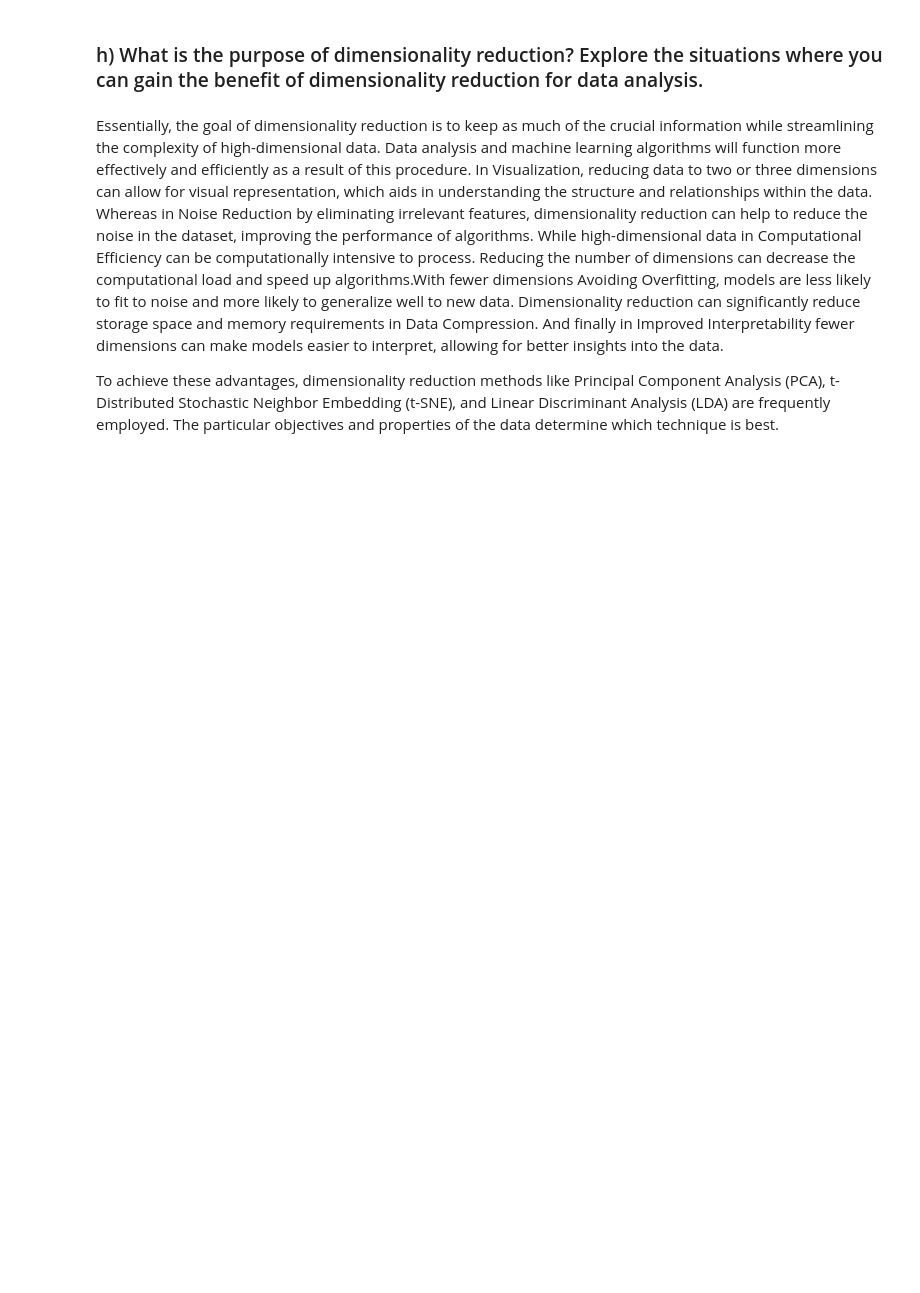
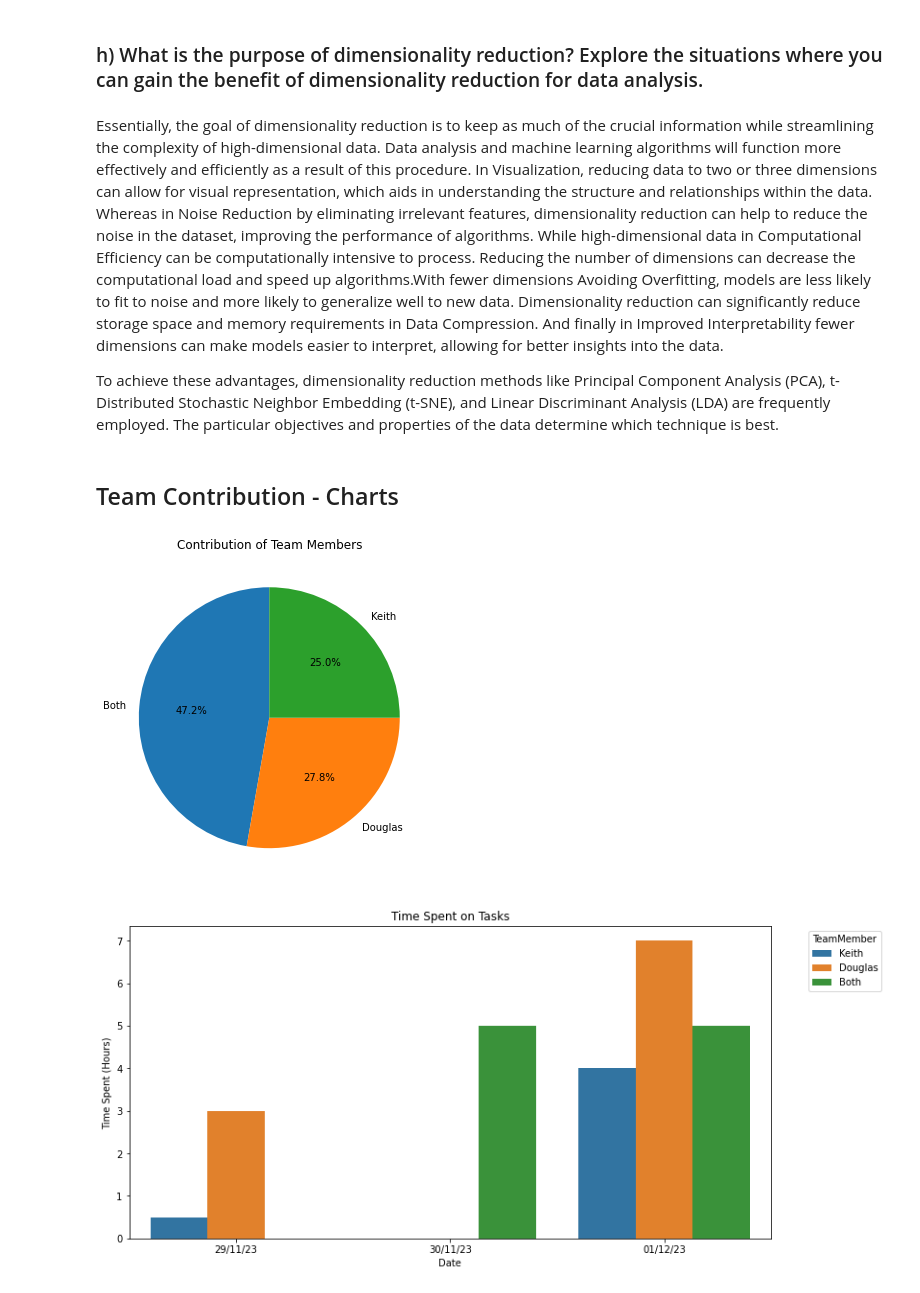
Before and after one commit to cctdoug/Data-Exploration-Prep-CA1, a Jupyter notebook: PAIR_CA1_Data_Exploration.ipynb, the cells around one changed output. Cells and saved outputs as stored; diff of their text form; code cells hidden in the pictures; blank space fills up the shorter version.

```diff
--- a/PAIR_CA1_Data_Exploration.ipynb
+++ b/PAIR_CA1_Data_Exploration.ipynb
@@ -526,3 +559,37 @@ In Visualization, reducing data to two or three dimensions can allow for visual
 
 
 To achieve these advantages, dimensionality reduction methods like Principal Component Analysis (PCA), t-Distributed Stochastic Neighbor Embedding (t-SNE), and Linear Discriminant Analysis (LDA) are frequently employed. The particular objectives and properties of the data determine which technique is best.
+# %% [markdown]
+## Team Contribution - Charts
+# %%
+# Load the data from the csv file
+df = pd.read_csv("TeamContribution.csv")
+
+# Group the data by team member and sum the difficulty
+total_difficulty = df.groupby("TeamMember")["Difficulty(weight)"].sum()
+
+# Plot a pie chart to show the contribution of each team member
+total_difficulty.plot.pie(autopct="%1.1f%%", startangle=90, label="", figsize=(8, 6))
+plt.title("Contribution of Team Members")
+plt.show()
+
+# Drop rows with null values in the 'Date' column
+df = df.dropna(subset=['Date'])
+
+# Convert the 'Date' column to datetime format
+df['Date'] = pd.to_datetime(df['Date'], format='%d/%m/%y')
+
+# Format the 'Date' column in DD/MM/YY format
+df['Date'] = df['Date'].dt.strftime('%d/%m/%y')
+
+# Create a bar chart
+plt.figure(figsize=(12, 6))
+sns.barplot(data=df, x='Date', y='TimeSpent', hue='TeamMember', ci=None)
+plt.title('Time Spent on Tasks')
+plt.xlabel('Date')
+plt.ylabel('Time Spent (Hours)')
+plt.legend(title='TeamMember', bbox_to_anchor=(1.05, 1), loc='upper left')
+plt.show()
+# %% [output]
+[figure, added]
+[figure, added]
```
Also changed, not shown: parts of 6 cells of this notebook, 1 other file.
